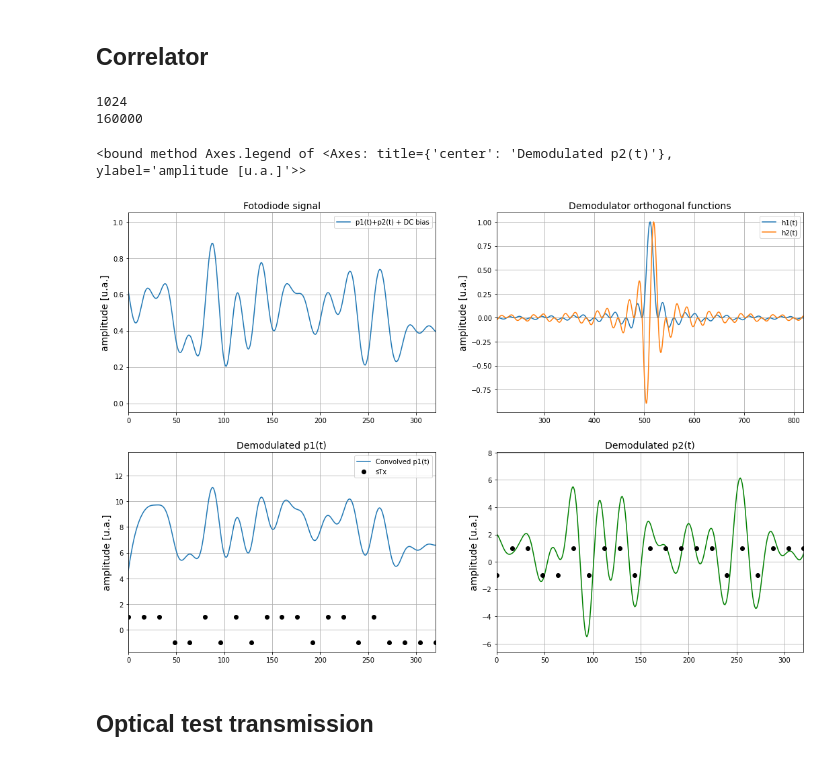
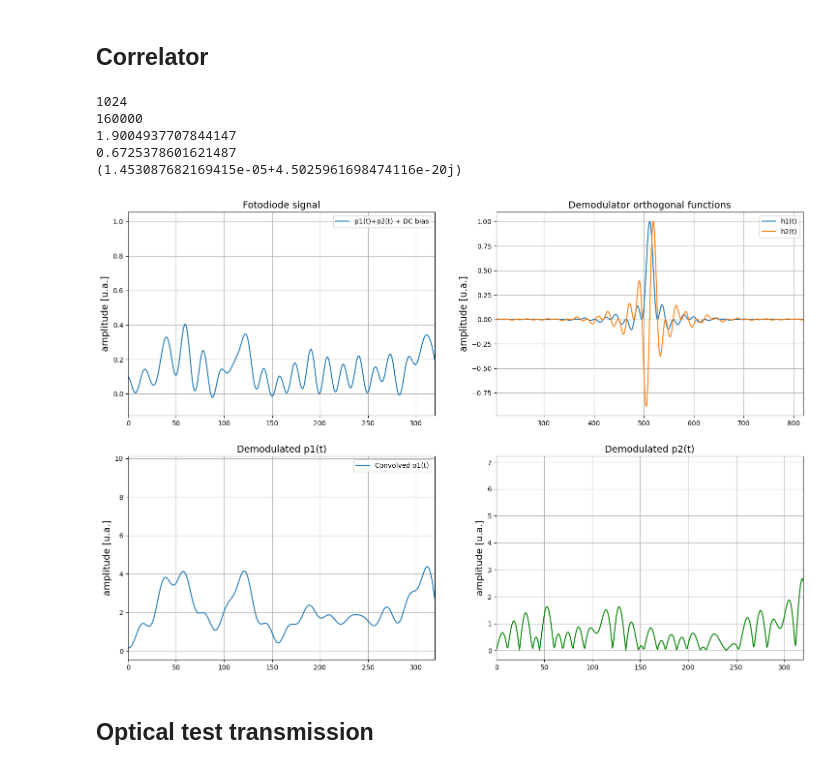
Before and after one commit to CaioRodrigues200/OptCommunications, a Jupyter notebook: ProjetoComOptStudy.ipynb, the cells around one changed output. Drawn from its saved outputs; the diff is of its cells as text; code cells hidden in the pictures.

```diff
--- a/ProjetoComOptStudy.ipynb
+++ b/ProjetoComOptStudy.ipynb
@@ -219,11 +219,11 @@ def gaussian(x, mu, sig):
 
 fr = 60e9
 yp = 80e9
-freqArray = np.linspace(0,100e9,10000)
+freqArray = np.linspace(-100e9,100e9,20000)
 
 DML3db_Band = np.sqrt( (-(yp/(2*np.pi))**2 + 2*fr**2 + np.sqrt((yp/2*np.pi)**4 - 4*(yp/2*np.pi)**2*fr**2 + 8*fr**4) ) /2 )  # DML 3db direct modulation Bandwidth
 DMLFunc = DMLResponse(freqArray,fr,yp)
-DMLGauss = gaussian(freqArray, 50e9, 20e9)
+DMLGauss = gaussian(freqArray, 0e9, 20e9)
 
 fig, ax= plt.subplots(1,2,figsize=(18,6))
 fig.suptitle(f'DML responses', fontsize=20, fontweight='bold')
@@ -296,50 +299,56 @@ def filterNoDelay(h, x):
 
     return y[int(N/2):y.size]
 # %%
-sigTxAll = sigTxAll/max(sigTxAll)
+sigTxo = I_Rx/max(I_Rx)
 
 fig, ax= plt.subplots(2,2,figsize=(18,12))
-ax[0][0].plot(np.arange(0,len(sigTx1)), sigTxAll,'-', label = 'p1(t)+p2(t) + DC bias')
+ax[0][0].plot(np.arange(0,len(sigTxo)), sigTxo,'-', label = 'p1(t)+p2(t) + DC bias')
 ax[0][0].set_ylabel('amplitude [u.a.]', fontsize=14)
 ax[0][0].set_xlim(0,20*SpS)
 ax[0][0].set_title('Fotodiode signal', fontsize=14)
 ax[0][0].grid()
 ax[0][0].legend()
 
 ax[0][1].plot(np.arange(0,len(pulse1)), pulse1,'-', label = 'h1(t)')
 ax[0][1].plot(np.arange(0,len(pulse2)), pulse2,'-', label = 'h2(t)')
 ax[0][1].set_ylabel('amplitude [u.a.]', fontsize=14)
 ax[0][1].set_title('Demodulator orthogonal functions', fontsize=14)
 ax[0][1].grid()
 ax[0][1].set_xlim(len(pulse1)*0.2,len(pulse1)*0.8)
 ax[0][1].legend()
 
-conv1 = filterNoDelay(pulse1,sigTxAll)
-conv2 = filterNoDelay(pulse2[::-1],sigTxAll)
+conv1 = filterNoDelay(pulse1,sigTxo)
+conv2 = filterNoDelay(pulse2[::-1],sigTxo)
 
 print(len(pulse1))
-print(len(sigTxAll))
+print(len(sigTxo))
 
 ax[1][0].plot(np.arange(0,len(conv1)), conv1,'-', label = 'Convolved p1(t)')
-ax[1][0].plot(np.arange(0,len(sigTx1), SpS), sTx1,'ko', label = 'sTx', color='black')
+#ax[1][0].plot(np.arange(0,len(sigTx1), SpS), np.average(abs(conv1))+sTx1,'ko', label = 'sTx', color='black')
 ax[1][0].set_ylabel('amplitude [u.a.]', fontsize=14)
 ax[1][0].set_xlim(0,20*SpS)
 ax[1][0].set_title('Demodulated p1(t)', fontsize=14)
 ax[1][0].grid()
 ax[1][0].legend()
 
-ax[1][1].plot(np.arange(0,len(conv2)), conv2,'-', label = 'Convolved p2(t)', color='green')
-ax[1][1].plot(np.arange(0,len(sigTx2), SpS), sTx2,'ko', label = 'sTx', color='black')
+ax[1][1].plot(np.arange(0,len(conv2)), abs(conv2),'-', label = 'Convolved p2(t)', color='green')
+#ax[1][1].plot(np.arange(0,len(sigTx2), SpS), sTx2,'ko', label = 'sTx', color='black')
 ax[1][1].set_ylabel('amplitude [u.a.]', fontsize=14)
 ax[1][1].set_xlim(0,20*SpS)
 ax[1][1].set_title('Demodulated p2(t)', fontsize=14)
 ax[1][1].grid()
 ax[1][1].legend
+
+print(np.average(abs(conv1)))
+print(np.average(abs(conv2)))
+print(np.average(sigTxDml))
 # %% [output]
 1024
 160000
+1.9004937707844147
+0.6725378601621487
+(1.453087682169415e-05+4.5025961698474116e-20j)
-<bound method Axes.legend of <Axes: title={'center': 'Demodulated p2(t)'}, ylabel='amplitude [u.a.]'>>
-[figure, old version]
+[figure, new version]
 # %% [markdown]
 ## Optical test transmission
 # %% [markdown]
```
Also changed, not shown: parts of 5 cells of this notebook.
